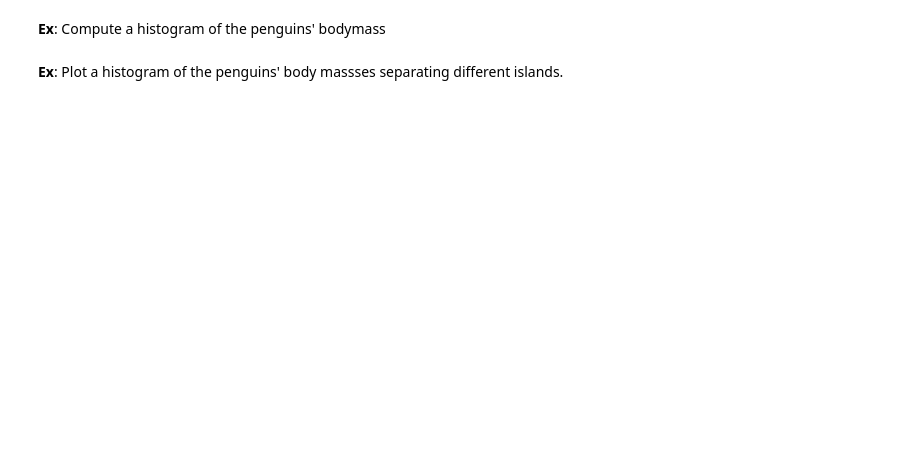
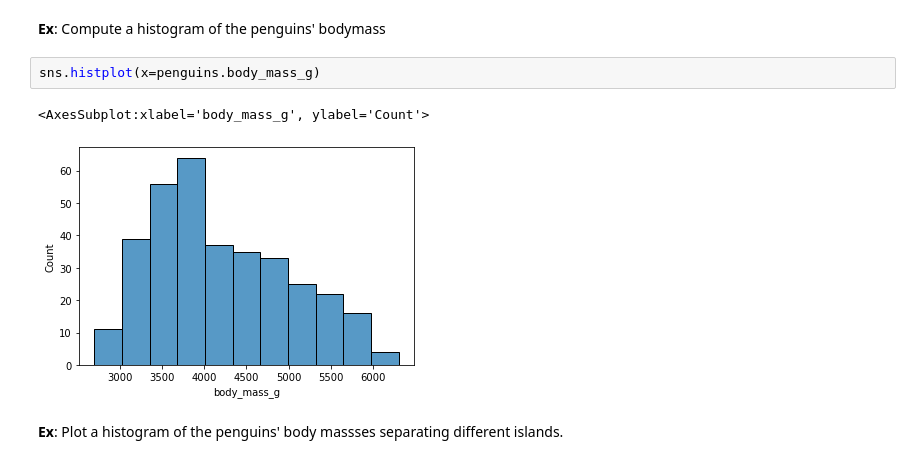
Before and after one commit to Ironhack-Data-Madrid-Febrero-2021/Classroom-Materials, a Jupyter notebook: module-1/20-visualization2.ipynb, the cells around one changed output. Drawn from its saved outputs; the diff is of its cells as text; blank space fills up the shorter version.

```diff
--- a/module-1/20-visualization2.ipynb
+++ b/module-1/20-visualization2.ipynb
@@ -18,4 +35,9 @@ __Ex__: Count how many penguins are of each species, and separate them by sex.
 # %% [markdown]
 __Ex__: Compute a histogram of the penguins' bodymass
+# %%
+sns.histplot(x=penguins.body_mass_g)
+# %% [output]
+<AxesSubplot:xlabel='body_mass_g', ylabel='Count'>
+[figure, added]
 # %% [markdown]
 __Ex__: Plot a histogram of the penguins' body massses separating different islands.
```
Also changed, not shown: parts of 74 cells of this notebook, 3 other files.
